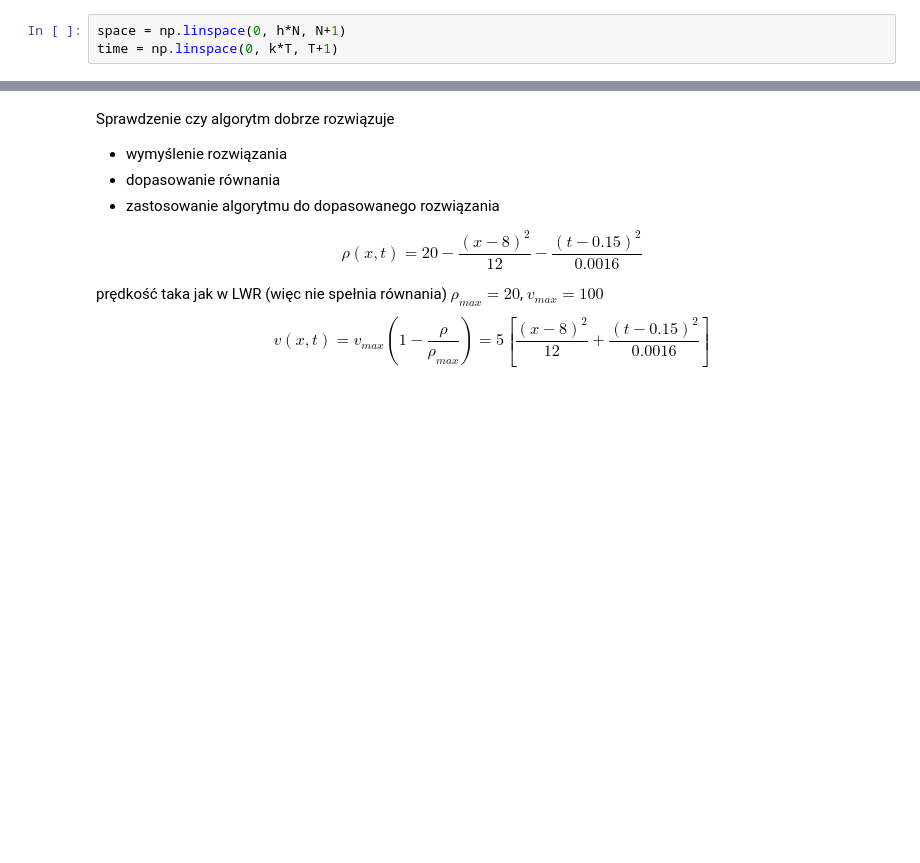
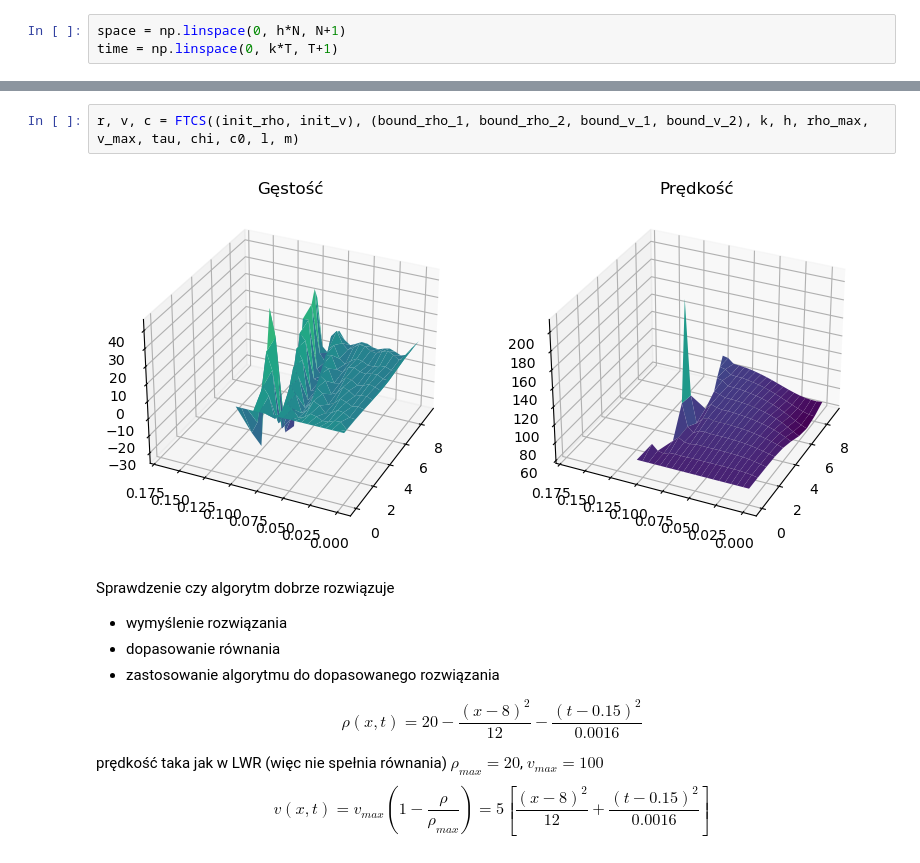
Before and after one commit to izalu24/Praca-licencjacka, a Jupyter notebook: rozwiazania.ipynb, the cells around one changed output, grey strips where cells are left out. Cells and saved outputs as stored; diff of their text form; blank space fills up the shorter version.

```diff
--- a/rozwiazania.ipynb
+++ b/rozwiazania.ipynb
@@ -34,3 +34,7 @@ r, v, c = FTBS((init_rho, init_v), (boud_rho, bound_v), k, h, rho_max, v_max, ta
+# %%
+r, v, c = FTCS((init_rho, init_v), (bound_rho_1, bound_rho_2, bound_v_1, bound_v_2), k, h, rho_max, v_max, tau, chi, c0, l, m)
+# %% [output]
+[figure, added]
 # %% [markdown]
 Sprawdzenie czy algorytm dobrze rozwiązuje
 
```
Also changed, not shown: parts of 14 cells of this notebook, 1 other file.
